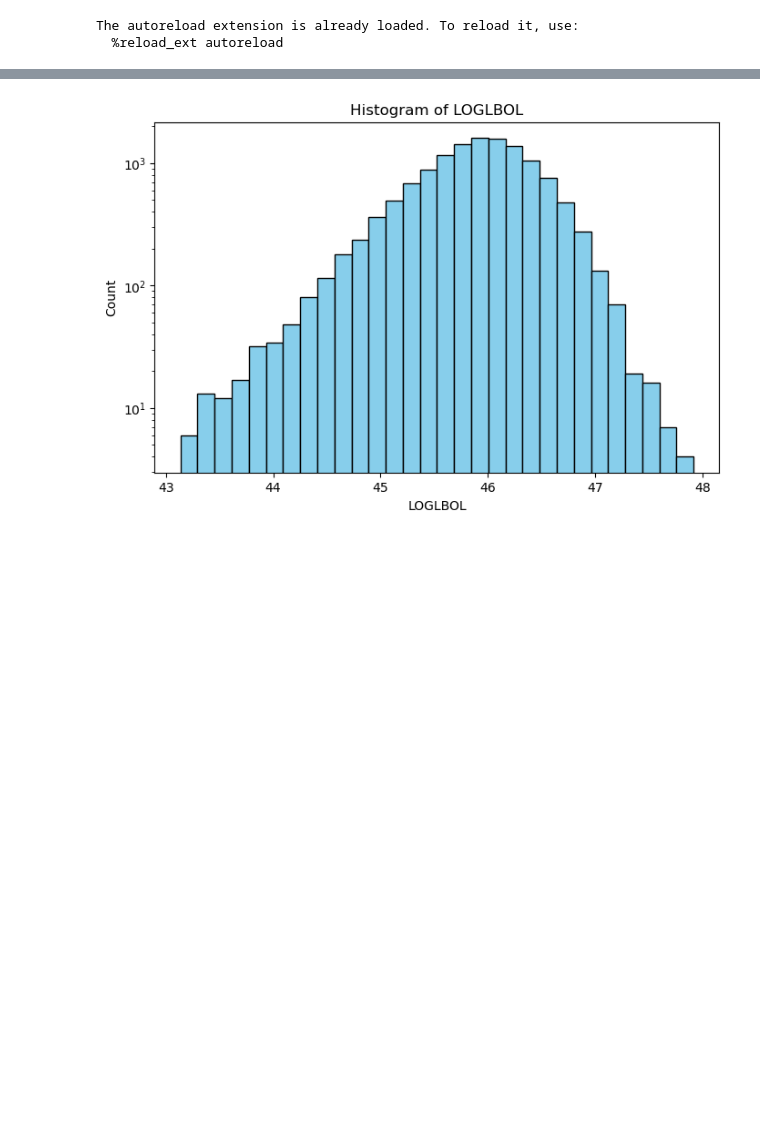
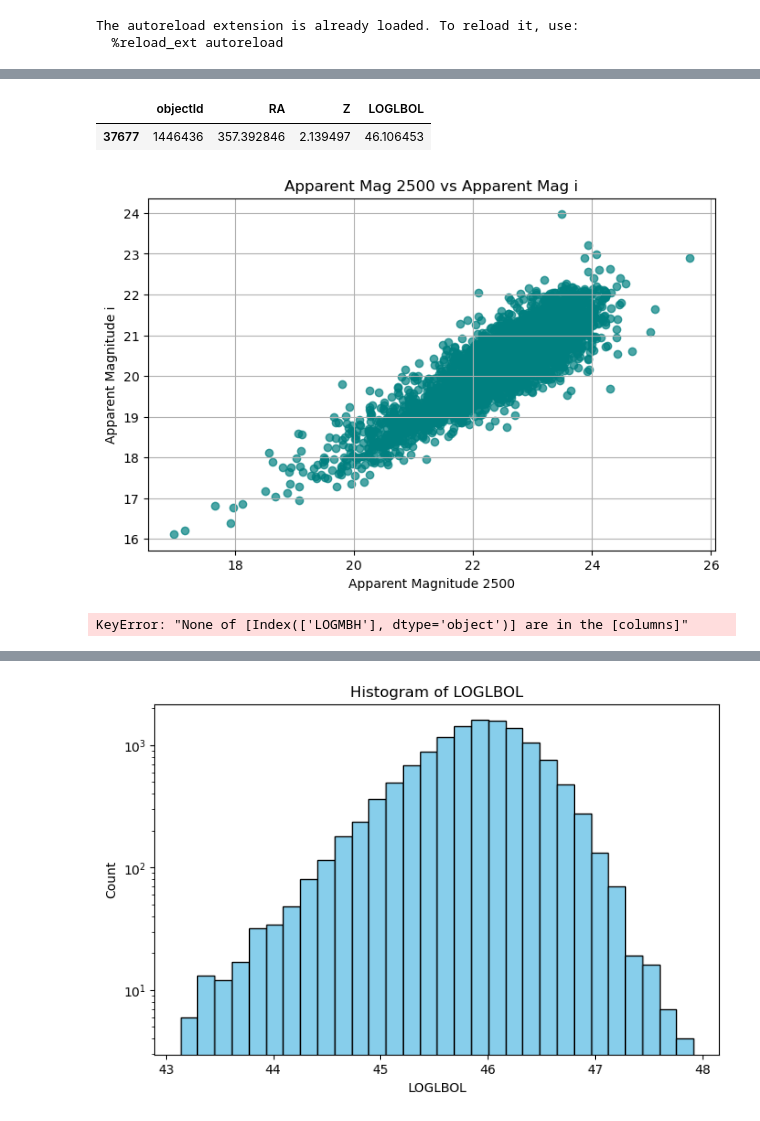
Before and after one commit to dutra/qvc, a Jupyter notebook: qvc/samples_in_luminosity_bins.ipynb, the cells around one changed output, grey strips where cells are left out. Cells and saved outputs as stored; diff of their text form; code cells hidden in the pictures; blank space fills up the shorter version.

```diff
--- a/qvc/samples_in_luminosity_bins.ipynb
+++ b/qvc/samples_in_luminosity_bins.ipynb
@@ -48,25 +75,50 @@ df_fits['LOGLBOL_ERR'] = df_fits['LOGLBOL_ERR_CALC']
 # %%
 from astropy.coordinates import search_around_sky
+from astropy.table import join
 
 cat = pd.read_parquet(f"data/S82/Catalog.parquet").set_index('idx')
 
 df_cat = cat.reset_index()[['objectId', 'RA', 'DEC']]
+df_cat = df_cat.rename(columns={'RA': 'RA_w', 'DEC': 'DEC_w'})
 
-# Create SkyCoord objects for both catalogs
-coords_cat = SkyCoord(ra=df_cat['RA'].values*u.deg, dec=df_cat['DEC'].values*u.deg)
-coords_fits = SkyCoord(ra=df_fits['RA'].values*u.deg, dec=df_fits['DEC'].values*u.deg)
+# SkyCoord for both catalogs (assumes RA/DEC are in degrees)
+coords_cat  = SkyCoord(ra=df_cat['RA_w'].values * u.deg, dec=df_cat['DEC_w'].values * u.deg)
+coords_fits = SkyCoord(ra=df_fits['RA'].values    * u.deg, dec=df_fits['DEC'].values    * u.deg)
 
-# Find matches within 1 arcsec
-idx_cat, idx_fits, sep2d, _ = search_around_sky(coords_cat, coords_fits, 1*u.arcsec)
+# All matches within 1 arcsec
+idx_cat, idx_fits, sep2d, _ = search_around_sky(coords_cat, coords_fits, 1 * u.arcsec)
 
-# Merge matched rows
-df_merged = pd.concat([
-    df_cat.iloc[idx_cat].reset_index(drop=True),
-    df_fits.iloc[idx_fits].reset_index(drop=True)
-], axis=1)
+# Give df_fits a key to merge on
+df_fits = df_fits.copy()
+df_fits['idx'] = np.arange(len(df_fits))
+
+# Take only the matched rows from df_cat (use iloc!), attach the matching df_fits index
+df_cat_match = df_cat.iloc[idx_cat].reset_index(drop=True).copy()
+df_cat_match['idx'] = idx_fits
+df_cat_match['sep_arcsec'] = sep2d.to(u.arcsec).value  # handy to keep
+
+# Inner join: repeats df_fits rows if there are multiple cat matches (expected behavior)
+df_merged = pd.merge(df_fits, df_cat_match, on='idx', how='inner')
+# %%
+combined[combined['objectId'] == '1446436'][['objectId', 'RA', 'Z', 'LOGLBOL']]
+# %% [output]
+|  | objectId | RA | Z | LOGLBOL |
+| 37677 | 1446436 | 357.392846 | 2.139497 | 46.106453 |
 # %%
-df = pd.read_csv('data/aug4_sample_chisqg10_ebv005sn3.csv', dtype={'object_id': str})
-df['object_id']
+df = pd.read_csv('data/sample_chisqg10_ebv005sn3_fittedm2500.csv', dtype={'object_id': str})
 
 df_merged_final = pd.merge(df, df_merged, left_on='object_id', right_on='objectId', how='inner')
 df_merged_final = df_merged_final[df_merged_final['LOGLBOL'] > 43]
+
+df_merged_final.to_csv('data/sample_chisqg10_ebv005sn3_merged_radec.csv', index=False)
+# %%
+plt.figure(figsize=(8, 5))
+mask = (df_merged_final['apparent_mag_2500'] > 0) & (df_merged_final['apparent_mag_i'] < 27)
+plt.scatter(df_merged_final['apparent_mag_2500'][mask], df_merged_final['apparent_mag_i'][mask], alpha=0.7, color='teal')
+plt.xlabel('Apparent Magnitude 2500')
+plt.ylabel('Apparent Magnitude i')
+plt.title('Apparent Mag 2500 vs Apparent Mag i')
+plt.grid(True)
+plt.show()
+# %% [output]
+[figure, added]
@@ -72,0 +129,4 @@ df_merged_final = df_merged_final[df_merged_final['LOGLBOL'] > 43]
+# %%
+df_merged_final[df_merged_final['sdss_name'] == '220832.97+002201.6'][['LOGMBH']]
+# %% [output]
+KeyError: "None of [Index(['LOGMBH'], dtype='object')] are in the [columns]"
```
Also changed, not shown: parts of 6 cells of this notebook, 6 other files.
